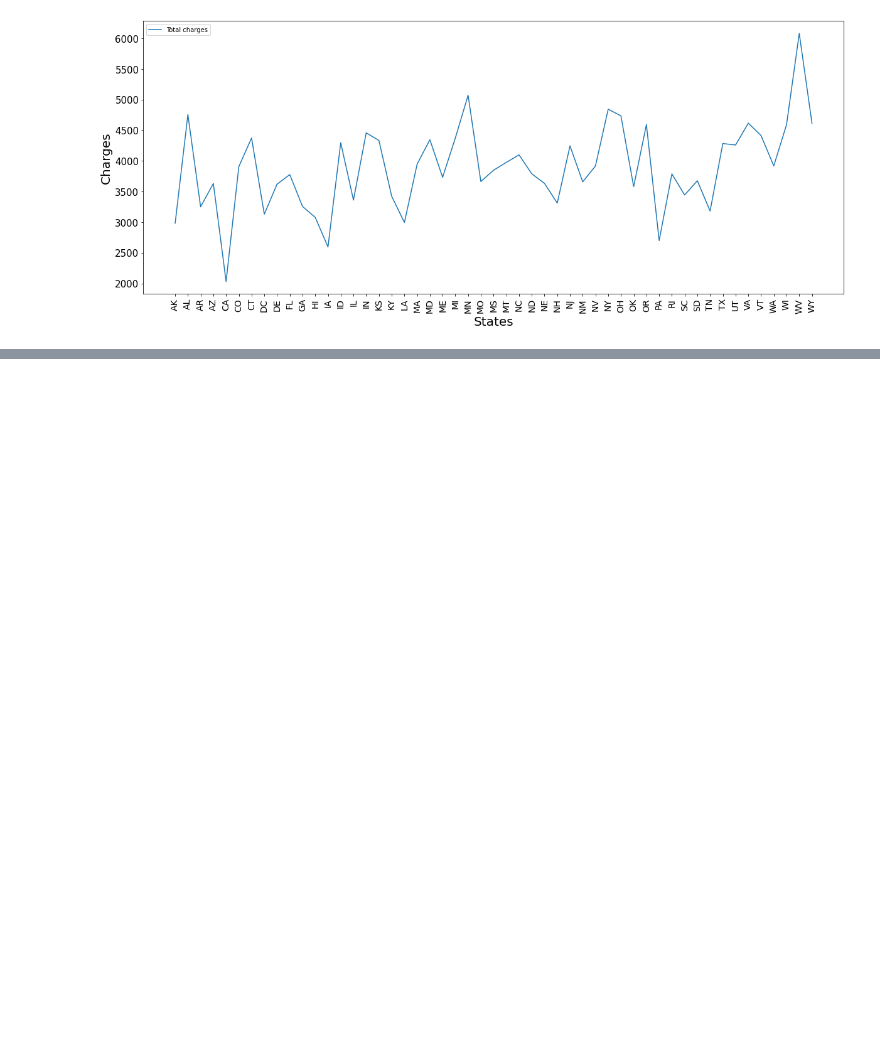
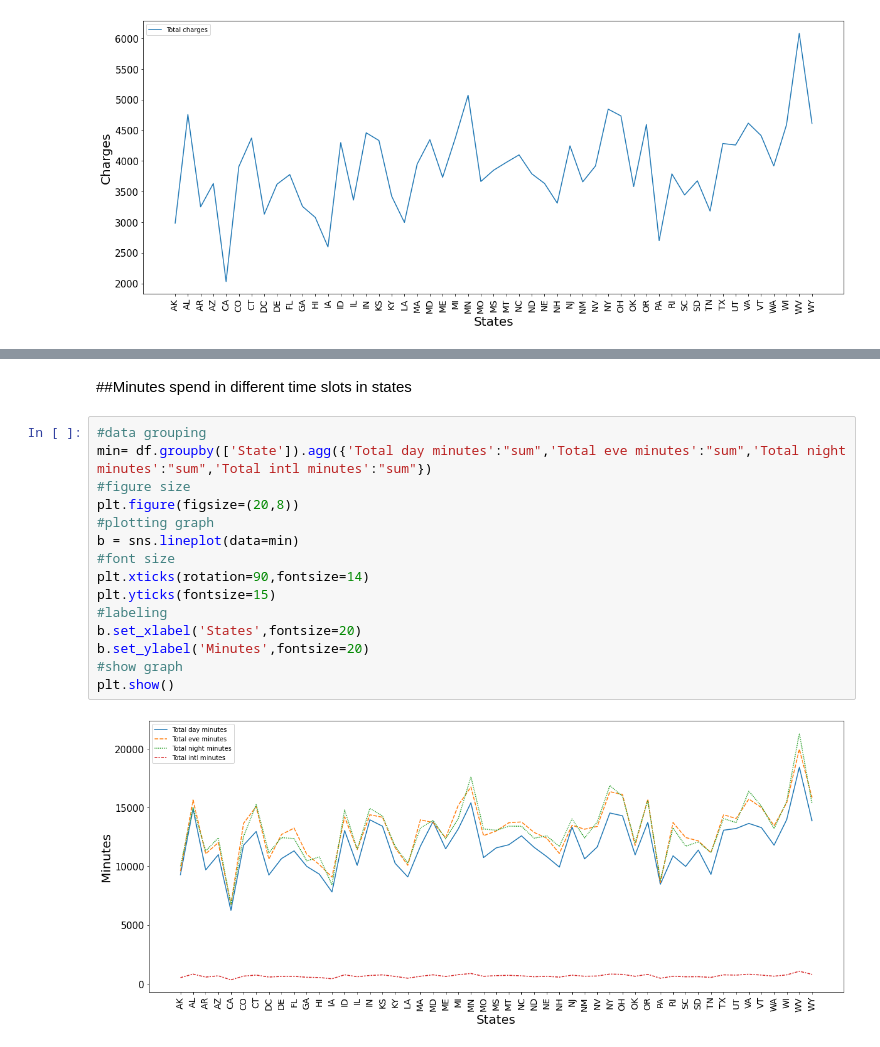
Before and after one commit to Ashfaquesayyed/telecom-churn-analysis, a Jupyter notebook: telecom_churn_analysis.ipynb, the cells around one changed output, grey strips where cells are left out. Saved outputs shown, nothing was run; the diff lists cells and outputs as text; blank space fills up the shorter version.

```diff
--- a/telecom_churn_analysis.ipynb
+++ b/telecom_churn_analysis.ipynb
@@ -339,0 +365,19 @@ plt.show()
+# %% [markdown]
+##Minutes spend in different time slots in states
+# %%
+#data grouping
+min= df.groupby(['State']).agg({'Total day minutes':"sum",'Total eve minutes':"sum",'Total night minutes':"sum",'Total intl minutes':"sum"})
+#figure size
+plt.figure(figsize=(20,8))
+#plotting graph
+b = sns.lineplot(data=min)
+#font size
+plt.xticks(rotation=90,fontsize=14)
+plt.yticks(fontsize=15)
+#labeling
+b.set_xlabel('States',fontsize=20)
+b.set_ylabel('Minutes',fontsize=20)
+#show graph
+plt.show()
+# %% [output]
+[figure, added]
```
Also changed, not shown: parts of 16 cells of this notebook.
